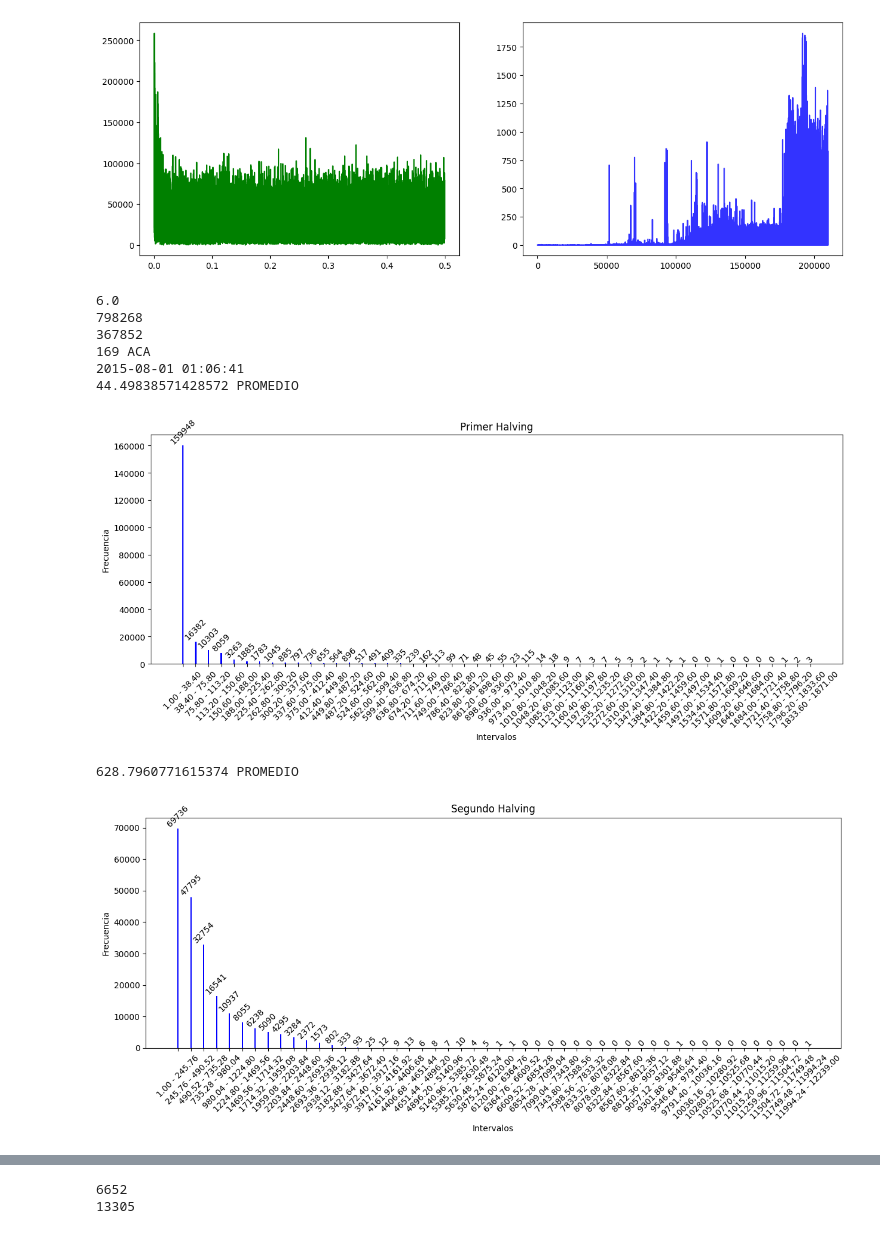
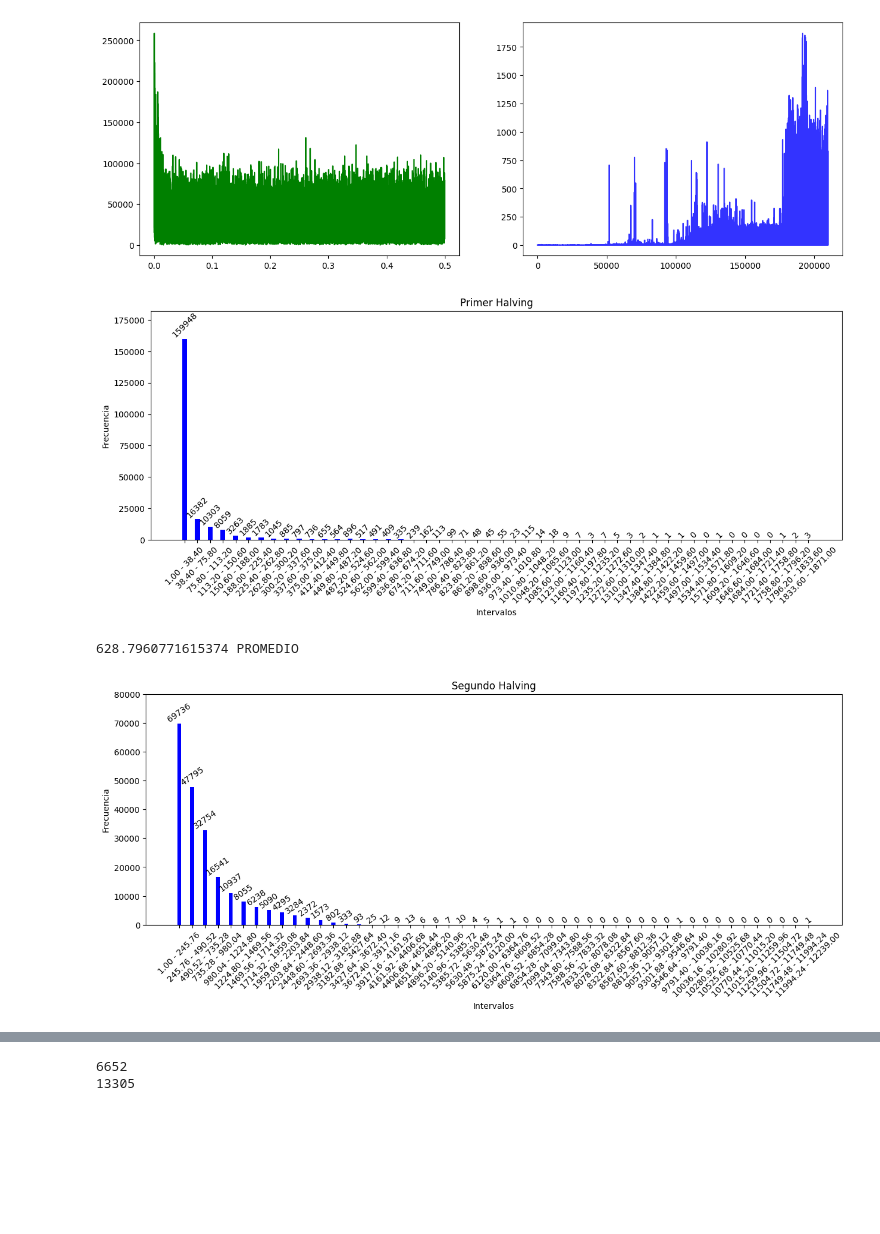
Before and after one commit to bitcoinR3search/BitcoinResearch, a Jupyter notebook: scripts/bra_pruebas/analisis_1.ipynb, the cells around one changed output, grey strips where cells are left out. Drawn from its saved outputs; the diff is of its cells as text; code cells hidden in the pictures; blank space fills up the shorter version.

```diff
--- a/scripts/bra_pruebas/analisis_1.ipynb
+++ b/scripts/bra_pruebas/analisis_1.ipynb
@@ -237,16 +238,17 @@ plt.plot(n_block[0:210000],ntx[0:210000],color='b',alpha=0.8)
 [<matplotlib.lines.Line2D at 0x...>]
 [figure]
 # %%
-print(max(ntx[:21000]))
-print(len(ntx[:]))
-print(np.argmax(ntx))
-print(np.argmax(ntx[:210]),'ACA')
-print(time_b[367852])
-print(np.mean(ntx[:210000]),'PROMEDIO')
+# print(max(ntx[:21000]))
+# print(len(ntx[:]))
+# print(np.argmax(ntx))
+# print(np.argmax(ntx[:210]),'ACA')
+# print(time_b[367852])
+# print(np.mean(ntx[:210000]),'PROMEDIO')
 plt.figure(figsize=(15, 5))
 hist, edges = np.histogram(ntx[:210001],bins=50)
 
-plt.bar(range(0, 50), hist, color='b',width=0.1)
+#plt.bar(range(0, 50), hist, color='g',width=0.4)
+plt.bar(range(0, 50), hist, color='b',width=0.4)
 
 for i, freq in enumerate(hist):
     plt.text(i, freq, str(freq), ha='center', va='bottom', fontsize=10, color='black',rotation=45)
@@ -254,36 +256,32 @@ interval_labels = [f'{edges[i]:.2f} - {edges[i+1]:.2f}' for i in range(len(edges
 plt.xticks(range(50), interval_labels,rotation=45 )
 
 plt.xlabel('Intervalos')
+plt.ylim(0,182000)
 plt.ylabel('Frecuencia')
 plt.title('Primer Halving')
 plt.show()
 # %% [output]
-6.0
-798268
-367852
-169 ACA
-2015-08-01 01:06:41
-44.49838571428572 PROMEDIO
-[figure, old version]
+[figure, new version]
 # %%
 print(np.mean(ntx[210000:420001]),'PROMEDIO')
 plt.figure(figsize=(15, 5))
 hist, edges = np.histogram(ntx[210000:420001],bins=50)
 
-plt.bar(range(0, 50), hist, color='b',width=0.1)
+plt.bar(range(0, 50), hist, color='b',width=0.3)
 
 for i, freq in enumerate(hist):
-    plt.text(i, freq, str(freq), ha='center', va='bottom', fontsize=10, color='black',rotation=45)
+    plt.text(i, freq, str(freq), ha='center', va='bottom', fontsize=10, color='black',rotation=35)
 interval_labels = [f'{edges[i]:.2f} - {edges[i+1]:.2f}' for i in range(len(edges)-1)]
 plt.xticks(range(50), interval_labels,rotation=45 )
 
 plt.xlabel('Intervalos')
+plt.ylim(0,80000)
 plt.ylabel('Frecuencia')
 plt.title('Segundo Halving')
 plt.show()
 # %% [output]
 628.7960771615374 PROMEDIO
-[figure, old version]
+[figure, new version]
 # %%
 print(np.mean(ntx[420000:630001]),'PROMEDIO')
 plt.figure(figsize=(15, 10))
```
Also changed, not shown: parts of 3 cells of this notebook.
